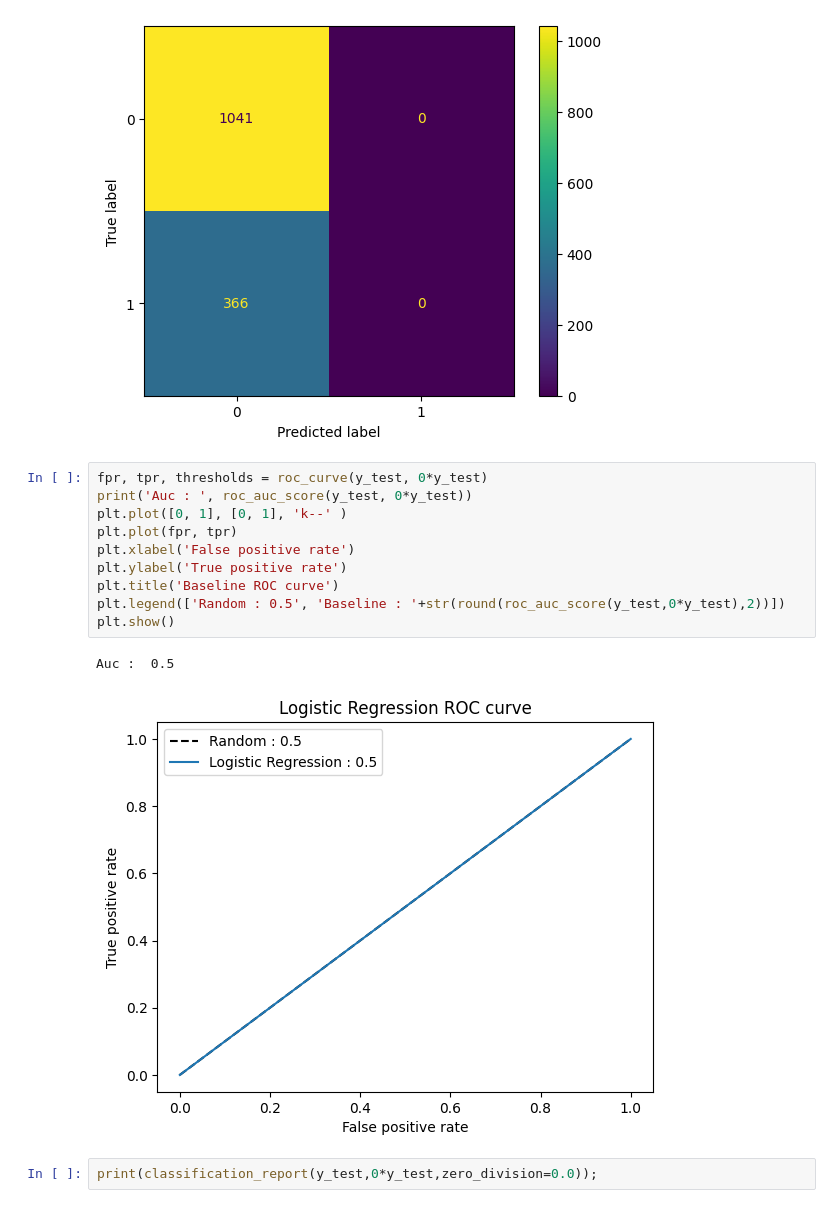
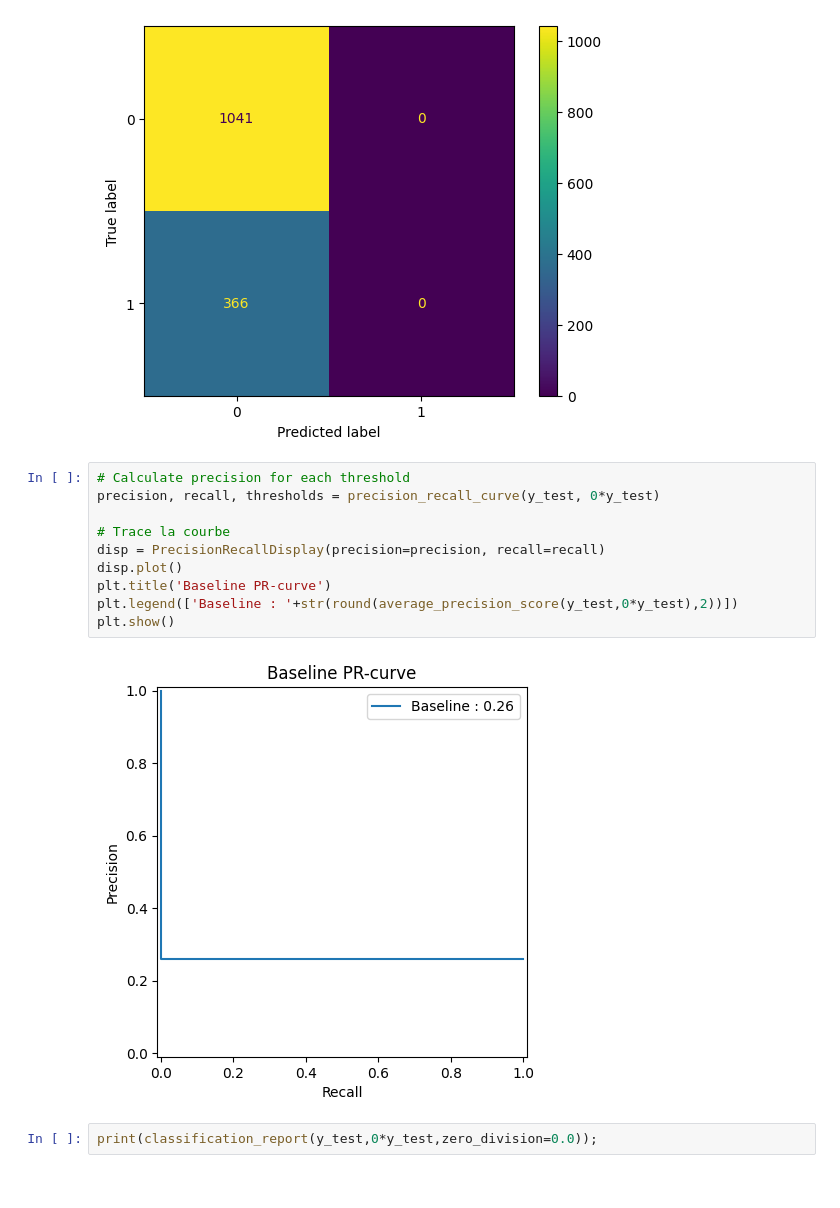
Before and after one commit to LoicLaffineur/Churn_Prediction_Telco, a Jupyter notebook: Telco_Churn_python.ipynb, the cells around one changed output. Drawn from its saved outputs; the diff is of its cells as text.

```diff
--- a/Telco_Churn_python.ipynb
+++ b/Telco_Churn_python.ipynb
@@ -491,19 +491,18 @@ ConfusionMatrixDisplay(confusion_matrix(y_test,base)).plot()
 # %% [output]
 <sklearn.metrics._plot.confusion_matrix.ConfusionMatrixDisplay at 0x...>
 [figure]
-# %%
-fpr, tpr, thresholds = roc_curve(y_test, 0*y_test)
-print('Auc : ', roc_auc_score(y_test, 0*y_test))
-plt.plot([0, 1], [0, 1], 'k--' )
-plt.plot(fpr, tpr)
-plt.xlabel('False positive rate')
-plt.ylabel('True positive rate')
-plt.title('Baseline ROC curve')
-plt.legend(['Random : 0.5', 'Baseline : '+str(round(roc_auc_score(y_test,0*y_test),2))])
-plt.show()
-# %% [output]
-Auc :  0.5
-[figure, removed]
+# %%
+# Calculate precision for each threshold
+precision, recall, thresholds = precision_recall_curve(y_test, 0*y_test)
+
+# Trace la courbe
+disp = PrecisionRecallDisplay(precision=precision, recall=recall)
+disp.plot()
+plt.title('Baseline PR-curve')
+plt.legend(['Baseline : '+str(round(average_precision_score(y_test,0*y_test),2))])
+plt.show()
+# %% [output]
+[figure, added]
 # %%
 print(classification_report(y_test,0*y_test,zero_division=0.0));
 # %% [output]
```
Also changed, not shown: parts of 22 cells of this notebook.
